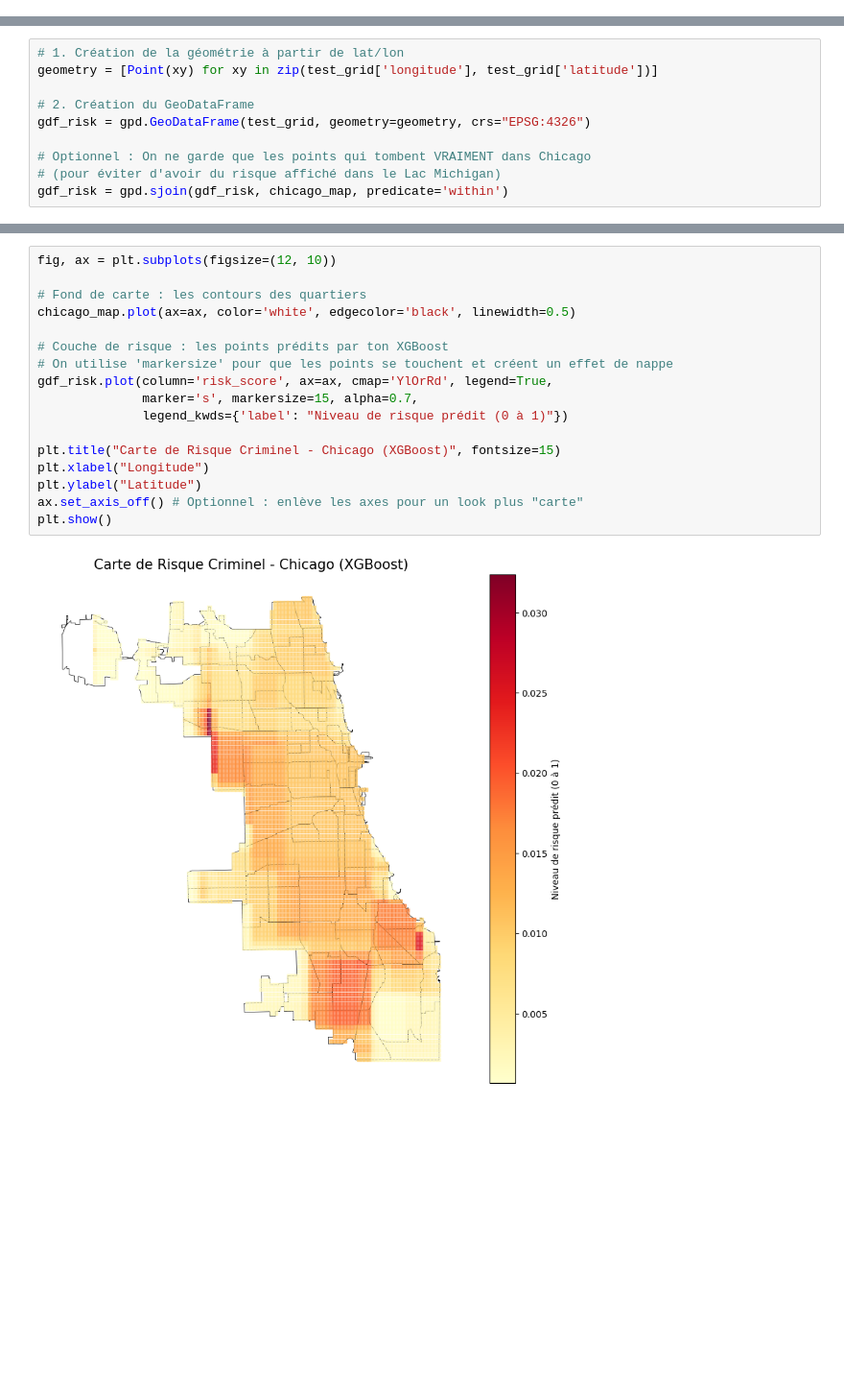
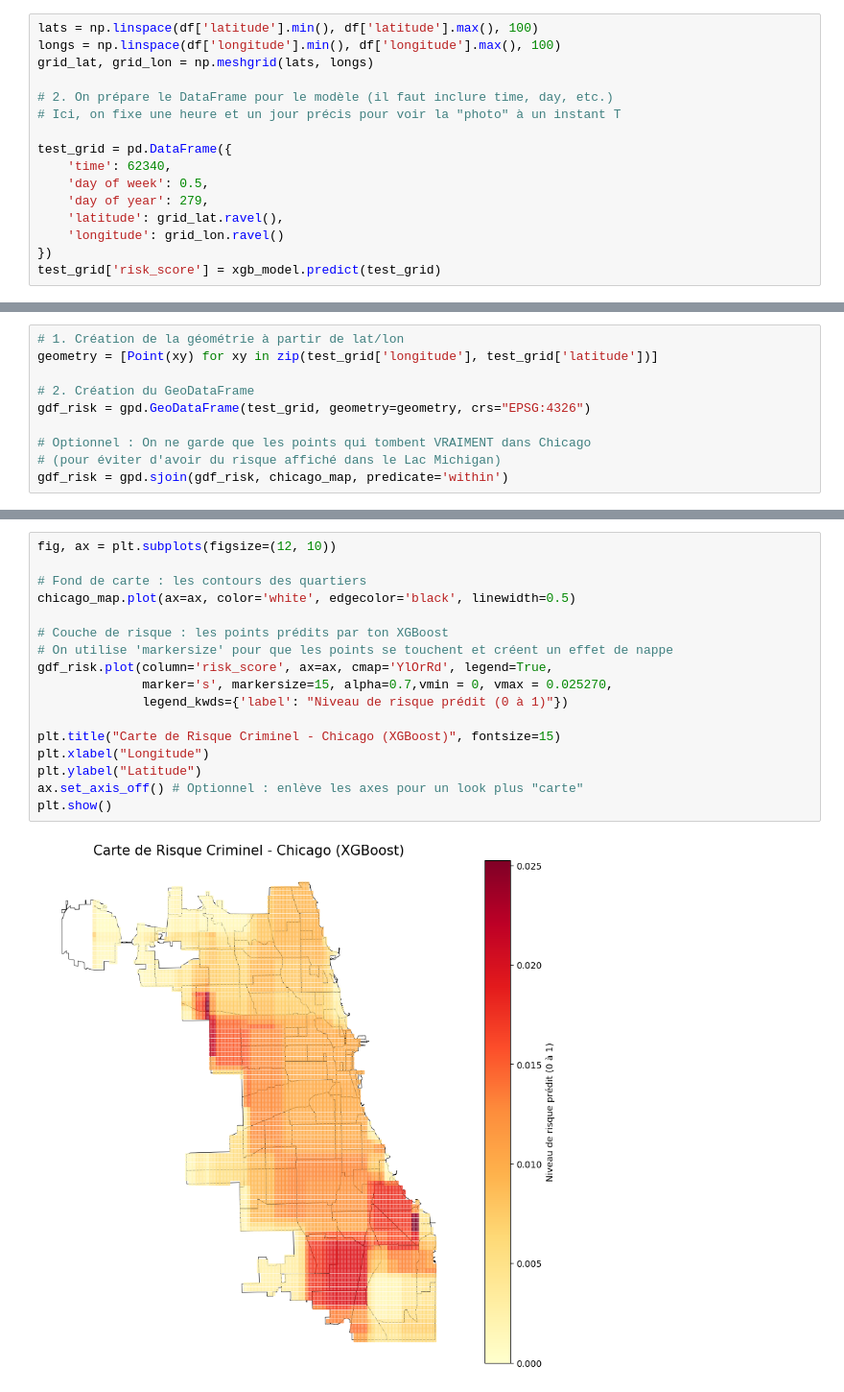
Before and after one commit to lejejefr/ECM_2526_FinalProject, a Jupyter notebook: Scripts/ML.ipynb, the cells around one changed output, grey strips where cells are left out. Shown at 96% size. Saved outputs shown, nothing was run; the diff lists cells and outputs as text; blank space fills up the shorter version.

```diff
--- a/Scripts/ML.ipynb
+++ b/Scripts/ML.ipynb
@@ -643,3 +660,19 @@ from shapely.geometry import Point
+# %%
+lats = np.linspace(df['latitude'].min(), df['latitude'].max(), 100)
+longs = np.linspace(df['longitude'].min(), df['longitude'].max(), 100)
+grid_lat, grid_lon = np.meshgrid(lats, longs)
+
+# 2. On prépare le DataFrame pour le modèle (il faut inclure time, day, etc.)
+# Ici, on fixe une heure et un jour précis pour voir la "photo" à un instant T
+
+test_grid = pd.DataFrame({
+    'time': 62340,
+    'day of week': 0.5,
+    'day of year': 279,
+    'latitude': grid_lat.ravel(),
+    'longitude': grid_lon.ravel()
+})
+test_grid['risk_score'] = xgb_model.predict(test_grid)
 # %%
 # Chargement des quartiers de Chicago
 url_alt = "https://raw.githubusercontent.com/codeforamerica/click_that_hood/master/public/data/chicago.geojson"
@@ -660,22 +714,22 @@ gdf_risk = gpd.sjoin(gdf_risk, chicago_map, predicate='within')
 # %%
 fig, ax = plt.subplots(figsize=(12, 10))
 
 # Fond de carte : les contours des quartiers
 chicago_map.plot(ax=ax, color='white', edgecolor='black', linewidth=0.5)
 
 # Couche de risque : les points prédits par ton XGBoost
 # On utilise 'markersize' pour que les points se touchent et créent un effet de nappe
 gdf_risk.plot(column='risk_score', ax=ax, cmap='YlOrRd', legend=True,
-              marker='s', markersize=15, alpha=0.7,
+              marker='s', markersize=15, alpha=0.7,vmin = 0, vmax = 0.025270,
               legend_kwds={'label': "Niveau de risque prédit (0 à 1)"})
 
 plt.title("Carte de Risque Criminel - Chicago (XGBoost)", fontsize=15)
 plt.xlabel("Longitude")
 plt.ylabel("Latitude")
 ax.set_axis_off() # Optionnel : enlève les axes pour un look plus "carte"
 plt.show()
 # %% [output]
-[figure, old version]
+[figure, new version]
 # %%
 print(chicago_map.columns)
 print(gdf_risk.columns)
```
Also changed, not shown: parts of 6 cells of this notebook.
